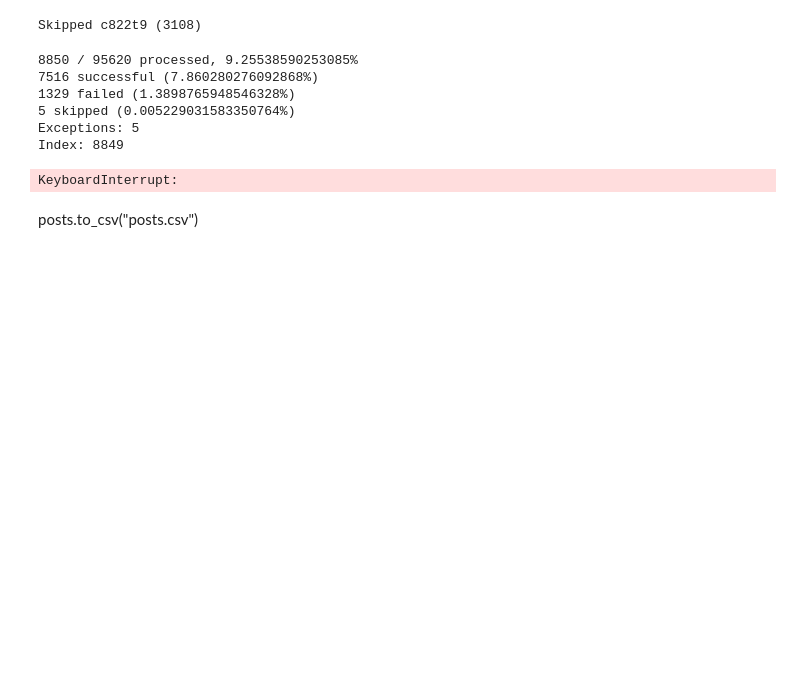
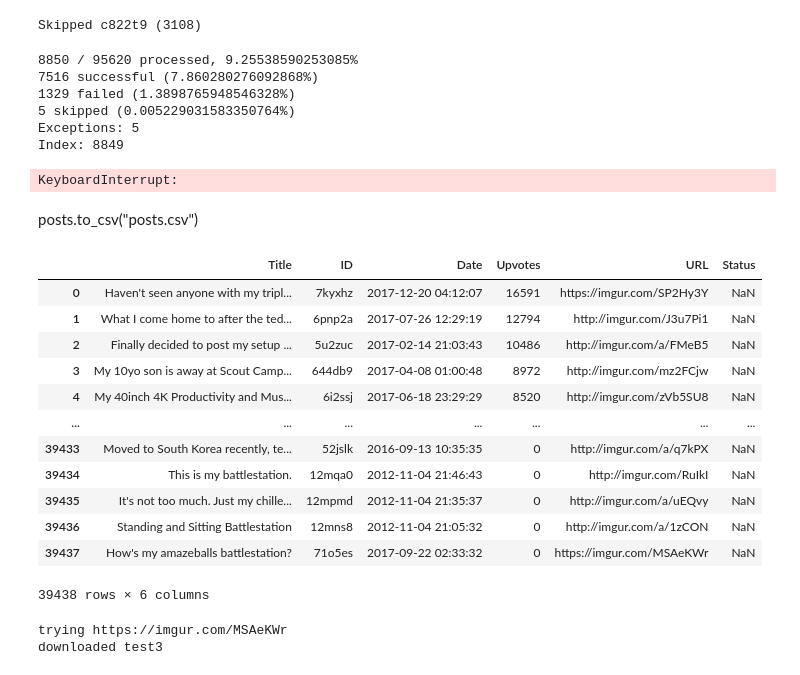
Before and after one commit to samlinville/reddit-scraping-notebook, a Jupyter notebook: reddit_scraper.ipynb, the cells around one changed output. Saved outputs shown, nothing was run; the diff lists cells and outputs as text; code cells hidden in the pictures; blank space fills up the shorter version.

```diff
--- a/reddit_scraper.ipynb
+++ b/reddit_scraper.ipynb
@@ -398,3 +398,76 @@ Index: 8849
 KeyboardInterrupt:
 # %% [markdown]
 posts.to_csv("posts.csv")
+# %%
+import pandas as pd
+posts = pd.read_csv('data-01292022191230.csv', dtype={'Title': 'str',
+                                        'ID': 'str',
+                                        'Date': 'str',
+                                        'Upvotes': 'int',
+                                        'URL': 'str'
+                                       })
+#posts = posts.iloc[: , 1:]
+posts = posts.sort_values(by=['Upvotes'], ascending=False)
+header_list = ["Title", "ID", "Date", "Upvotes", "URL", "Status"]
+posts = posts.reindex(columns = header_list)
+posts = posts[posts['URL'].str.contains("//imgur.com/")]
+posts = posts.reset_index(drop=True)
+posts.to_csv("posts-imgur.csv")
+# %%
+posts
+# %% [output]
+|  | Title | ID | Date | Upvotes | URL | Status |
+| 0 | Haven't seen anyone with my tripl... | 7kyxhz | 2017-12-20 04:12:07 | 16591 | https://imgur.com/SP2Hy3Y | NaN |
+| 1 | What I come home to after the ted... | 6pnp2a | 2017-07-26 12:29:19 | 12794 | http://imgur.com/J3u7Pi1 | NaN |
+| 2 | Finally decided to post my setup ... | 5u2zuc | 2017-02-14 21:03:43 | 10486 | http://imgur.com/a/FMeB5 | NaN |
+| 3 | My 10yo son is away at Scout Camp... | 644db9 | 2017-04-08 01:00:48 | 8972 | http://imgur.com/mz2FCjw | NaN |
+| 4 | My 40inch 4K Productivity and Mus... | 6i2ssj | 2017-06-18 23:29:29 | 8520 | http://imgur.com/zVb5SU8 | NaN |
+| ... | ... | ... | ... | ... | ... | ... |
+| 39433 | Moved to South Korea recently, te... | 52jslk | 2016-09-13 10:35:35 | 0 | http://imgur.com/a/q7kPX | NaN |
+| 39434 | This is my battlestation. | 12mqa0 | 2012-11-04 21:46:43 | 0 | http://imgur.com/RuIkI | NaN |
+| 39435 | It's not too much. Just my chille... | 12mpmd | 2012-11-04 21:35:37 | 0 | http://imgur.com/a/uEQvy | NaN |
+| 39436 | Standing and Sitting Battlestation | 12mns8 | 2012-11-04 21:05:32 | 0 | http://imgur.com/a/1zCON | NaN |
+| 39437 | How's my amazeballs battlestation? | 71o5es | 2017-09-22 02:33:32 | 0 | https://imgur.com/MSAeKWr | NaN |
+39438 rows × 6 columns
+# %%
+import os
+from os.path import exists
+import time
+from IPython.display import clear_output
+import requests
+from datetime import datetime
+import traceback
+import time
+import json
+import sys
+import shutil
+
+testURL1 = 'http://imgur.com/mz2FCjw'
+testURL2 = 'http://imgur.com/a/q7kPX'
+testURL3 = 'https://imgur.com/MSAeKWr'
+
+current_directory = os.getcwd()
+new_dir = "test" #datetime.now().strftime("%m%d%Y%H%M%S")
+final_directory = os.path.join(current_directory, new_dir)
+if not os.path.exists(final_directory):
+   os.makedirs(final_directory)
+
+filename = "test3"
+url = testURL3
+
+try:
+    print("trying " + url)
+    res = requests.get(url, stream = True, timeout=20)
+except:
+    print("exception on " + url)
+
+if res.status_code == 200:
+    with open(final_directory + '/' + filename + '.jpg','wb') as f:
+        shutil.copyfileobj(res.raw, f)
+    print("downloaded " + filename)
+
+else:
+    print("failed " + filename)
+# %% [output]
+trying https://imgur.com/MSAeKWr
+downloaded test3
```
Also changed, not shown: 2 other files.
